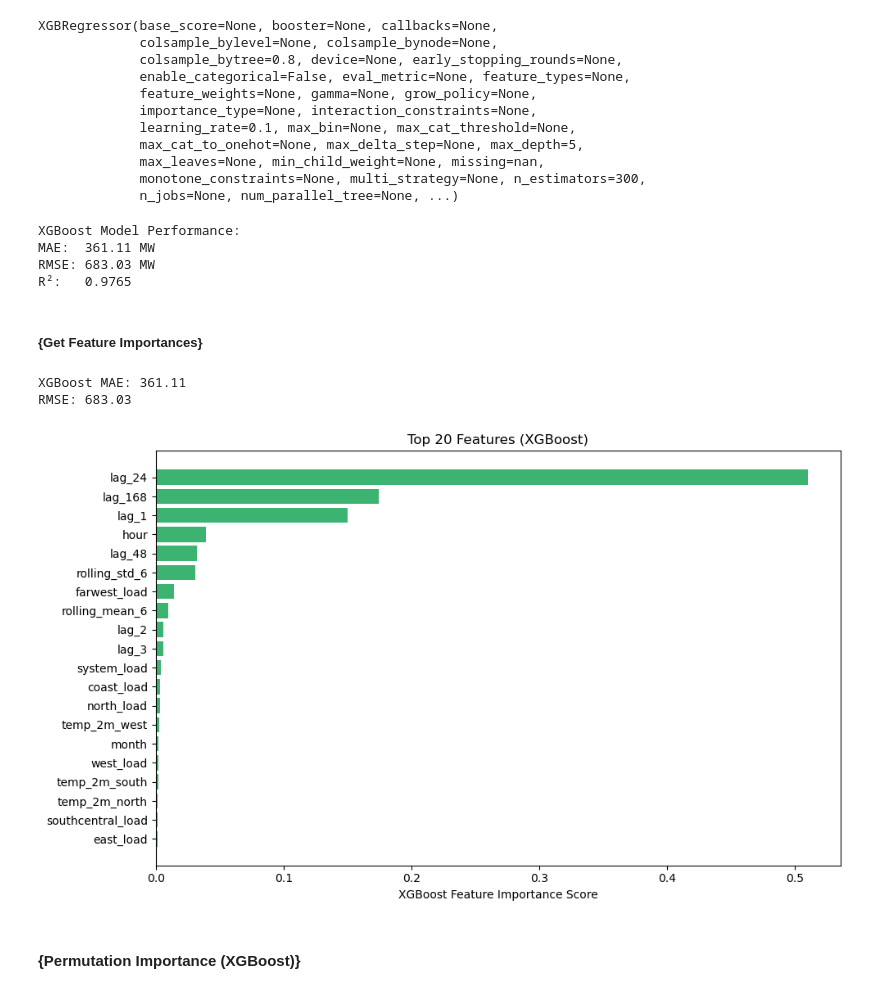
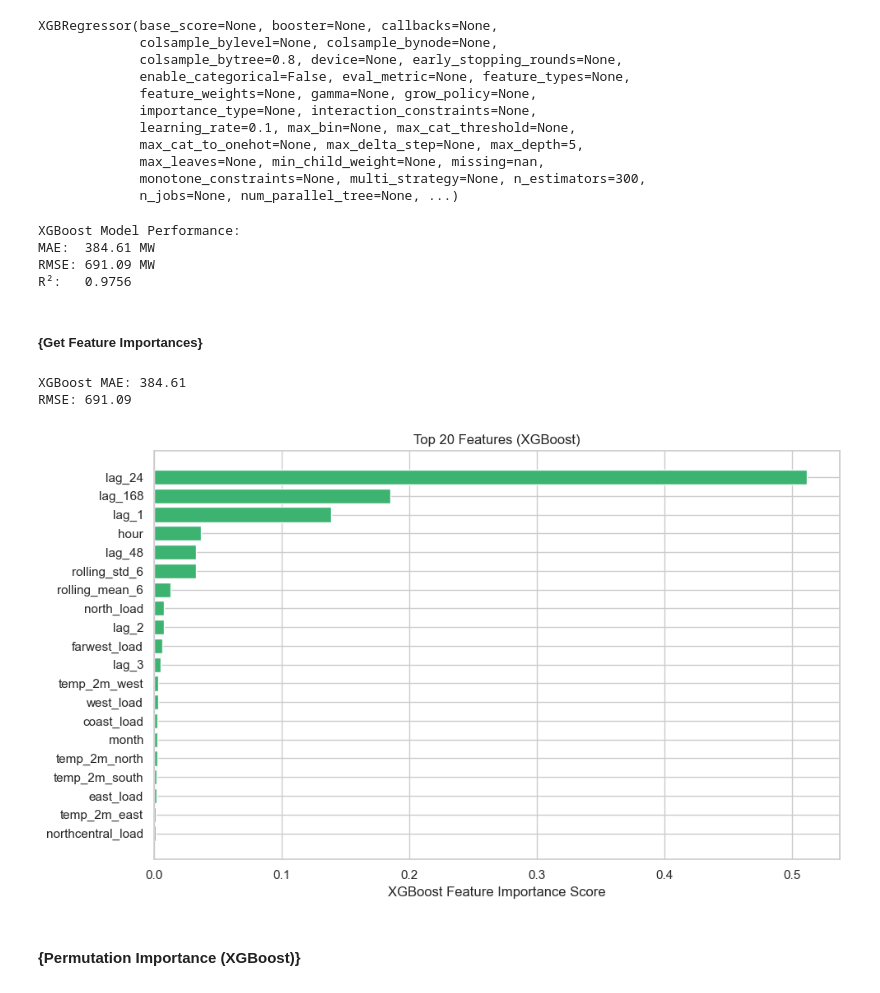
Before and after one commit to toviyahw/ercot-solar-analysis, a Jupyter notebook: Solar_Data_Analysis.ipynb, the cells around one changed output. Drawn from its saved outputs; the diff is of its cells as text; code cells hidden in the pictures.

```diff
--- a/Solar_Data_Analysis.ipynb
+++ b/Solar_Data_Analysis.ipynb
@@ -348,31 +346,28 @@ sdf_copy['solar_north'] = sdf_copy[['solar_centereast', 'solar_centerwest']].mea
 sdf_copy['solar_east'] = sdf_copy['solar_fareast']
 # %%
-# set the aesthetic style of the plots
-sns.set(style="whitegrid")
-
 # create a figure with a 2x2 grid of subplots
 fig, axes = plt.subplots(2, 2, figsize=(14, 10))  # figsize defines the width and height of the entire figure
 fig.suptitle('Temperature vs Solar Generation for Each Region', fontsize=16)  # Add a main title to the figure
 
-# south Region Plot
+# south region Plot
 sns.scatterplot(data=sdf_copy, x='temp_2m_south', y='solar_west', ax=axes[0, 0], color='b')  # Create scatter plot
 axes[0, 0].set_title('South Region')  # Title for this subplot
 axes[0, 0].set_xlabel('Temperature (°F)')  # X-axis label
 axes[0, 0].set_ylabel('Generation (MW)')  # Y-axis label
 
-# north Region Plot
+# north region Plot
 sns.scatterplot(data=sdf_copy, x='temp_2m_north', y='solar_south', ax=axes[0, 1], color='g')
 axes[0, 1].set_title('North Region')
 axes[0, 1].set_xlabel('Temperature (°F)')
 axes[0, 1].set_ylabel('Generation (MW)')
 
-# east Region Plot
+# east region Plot
 sns.scatterplot(data=sdf_copy, x='temp_2m_east', y='solar_north', ax=axes[1, 0], color='r')
 axes[1, 0].set_title('East Region')
 axes[1, 0].set_xlabel('Temperature (°F)')
 axes[1, 0].set_ylabel('Generation (MW)')
 
-# west Region Plot
+# west region Plot
 sns.scatterplot(data=sdf_copy, x='temp_2m_west', y='solar_east', ax=axes[1, 1], color='purple')
 axes[1, 1].set_title('West Region')
 axes[1, 1].set_xlabel('Temperature (°F)')
@@ -431,9 +426,8 @@ plt.show()
 # %% [markdown]
 ### Data Processing
 # %%
-# load merged csv from PGAdmin and save as DataFrame, remove quotes
-solar_df = pd.read_csv('/Users/tovi/Downloads/solar_data_combined.csv', quotechar="'")
-solar_df.head()
+# load data
+sdf.head()
 # %% [output]
 |  | timestamp | temp_2m_south | temp_2m_north | temp_2m_east | temp_2m_west | solar_system | solar_centerwest | ... |
 | 0 | 2022-06-29 01:00:00 | 85.11 | 86.26 | 87.33 | 85.23 | 0.20 | 0.0 | ... |
@@ -465,6 +459,3 @@ memory usage: 2.0+ MB
-# %%
-# converting timestamp back into datetime format
-solar_df['timestamp'] = pd.to_datetime(solar_df['timestamp'])
 # %%
 # dropping any null or duplicate values
 solar_df= solar_df.dropna(inplace=False)
@@ -668,7 +666,7 @@ xgX = sdf[feature_cols]
 xgy = sdf['solar_system']
 # %%
 # train/test split (no shuffle because it's time series)
-X_train, X_test, y_train, y_test = train_test_split(X, y, test_size=0.2, shuffle=False)
+X_train, X_test, y_train, y_test = train_test_split(xgX, xgy, test_size=0.2, shuffle=False)
 
 # initialize and train model
 xgb_model = XGBRegressor(
@@ -702,15 +700,15 @@ mae = mean_absolute_error(y_test, y_pred)
 rmse = mean_squared_error(y_test, y_pred, squared=False)
 r2 = r2_score(y_test, y_pred)
 
-print(f"XGBoost Model Performance:")
-print(f"MAE:  {mae:.2f} MW")
-print(f"RMSE: {rmse:.2f} MW")
-print(f"R²:   {r2:.4f}")
+print(f'XGBoost Model Performance:')
+print(f'MAE:  {mae:.2f} MW')
+print(f'RMSE: {rmse:.2f} MW')
+print(f'R²:   {r2:.4f}')
 # %% [output]
 XGBoost Model Performance:
-MAE:  361.11 MW
-RMSE: 683.03 MW
-R²:   0.9765
+MAE:  384.61 MW
+RMSE: 691.09 MW
+R²:   0.9756
 # %% [markdown]
 ##### **{Get Feature Importances}**
 # %%
@@ -737,22 +735,22 @@ xgb_rmse = mean_squared_error(y_test, xgb_preds, squared=False)
 print(f"XGBoost MAE: {xgb_mae:.2f}")
 print(f"RMSE: {xgb_rmse:.2f}")
 # %% [output]
-XGBoost MAE: 361.11
-RMSE: 683.03
+XGBoost MAE: 384.61
+RMSE: 691.09
 # %%
 # plot
 xgb_importances = xgb_model.feature_importances_
 sorted_idx = xgb_importances.argsort()[::-1]
 top_n = 20
 
 plt.figure(figsize=(10, 6))
-plt.barh(X.columns[sorted_idx[:top_n]][::-1], xgb_importances[sorted_idx[:top_n]][::-1], color="mediumseagreen")
-plt.xlabel("XGBoost Feature Importance Score")
-plt.title(f"Top {top_n} Features (XGBoost)")
+plt.barh(xgX.columns[sorted_idx[:top_n]][::-1], xgb_importances[sorted_idx[:top_n]][::-1], color='mediumseagreen')
+plt.xlabel('XGBoost Feature Importance Score')
+plt.title(f'Top {top_n} Features (XGBoost)')
 plt.tight_layout()
 plt.show()
 # %% [output]
-[figure, old version]
+[figure, new version]
 # %% [markdown]
 #### **{Permutation Importance (XGBoost)}**
 # %%
```
Also changed, not shown: parts of 39 cells of this notebook.
